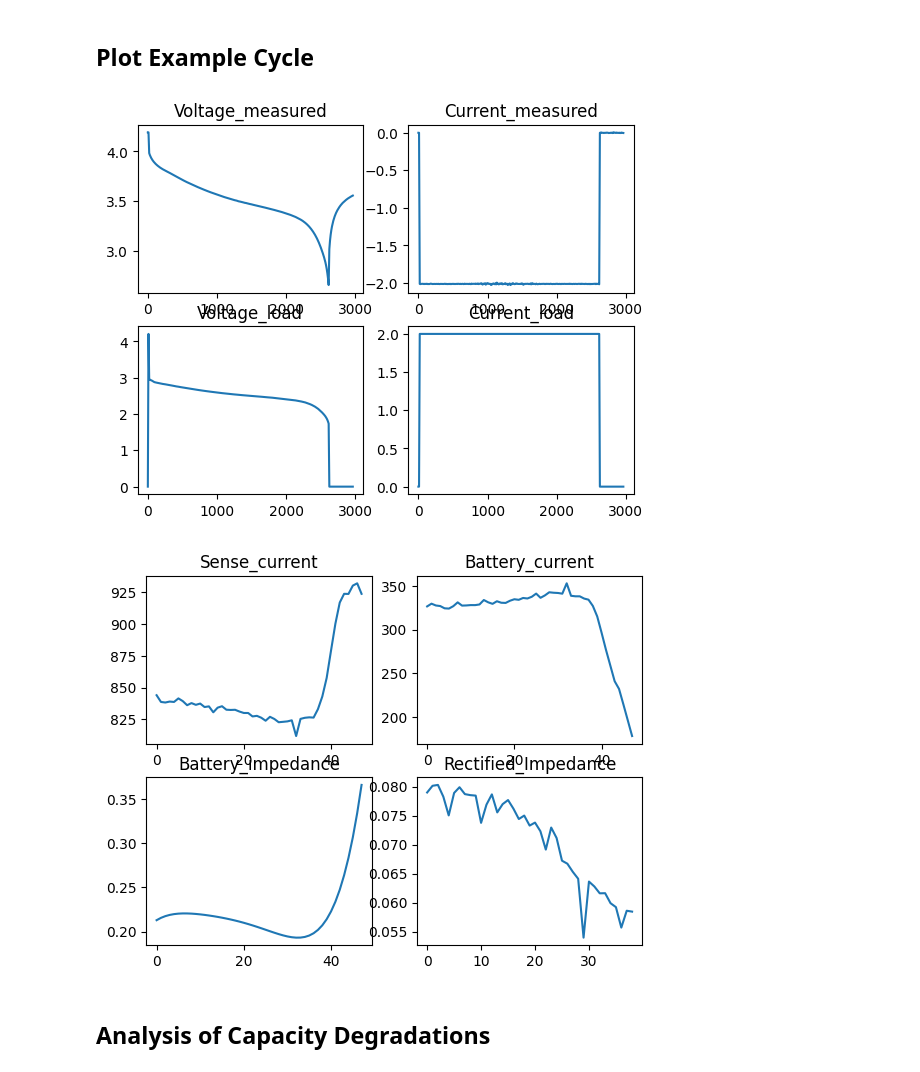
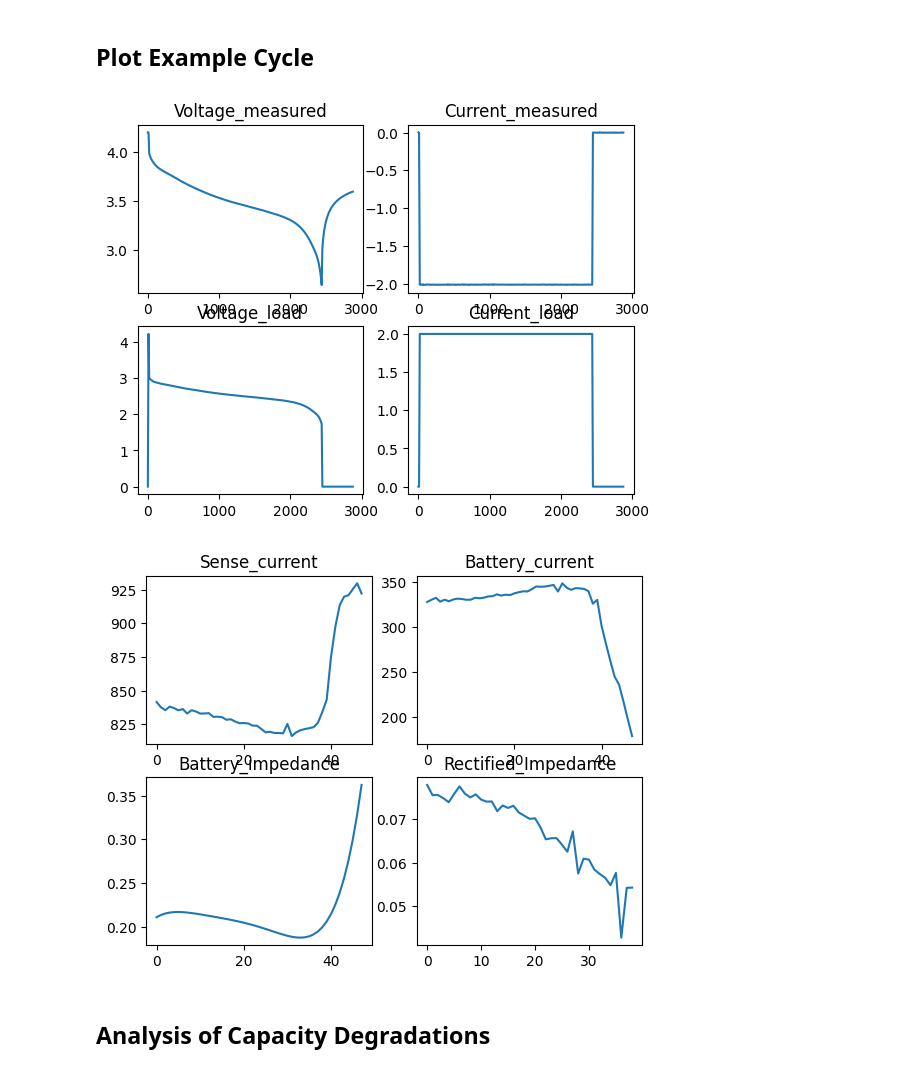
Before and after one commit to ahmedashfaq0312/ASR-Automatic-Speech-Recognition-, a Jupyter notebook: nasa-analysis.ipynb, the cells around one changed output. Cells and saved outputs as stored; diff of their text form; code cells hidden in the pictures.

```diff
--- a/nasa-analysis.ipynb
+++ b/nasa-analysis.ipynb
@@ -52,7 +52,7 @@ def plot_data(data):
         axs[0, 1].plot(data[columns[0]], data[columns[2]])
         axs[0, 1].set_title(columns[2])
         axs[1, 0].plot(data[columns[0]], data[columns[3]])
-        axs[1, 0].set_title(columns[3])i
+        axs[1, 0].set_title(columns[3])
         axs[1, 1].plot(data[columns[0]], data[columns[4]])
         axs[1, 1].set_title(columns[4])
 # %%
@@ -69,11 +69,11 @@ def plot_cycle(data_dir, index):
 # %%
 index = 501
 # index=1
-data_dir = "NASA/"
+data_dir = "NASA/data/"
 plot_cycle(data_dir, index)
 # %% [output]
-[figure, old version]
+[figure, new version]
-[figure, old version]
+[figure, new version]
 # %% [markdown]
 ## Analysis of Capacity Degradations
 # %%
```
Also changed, not shown: 3 other files.
